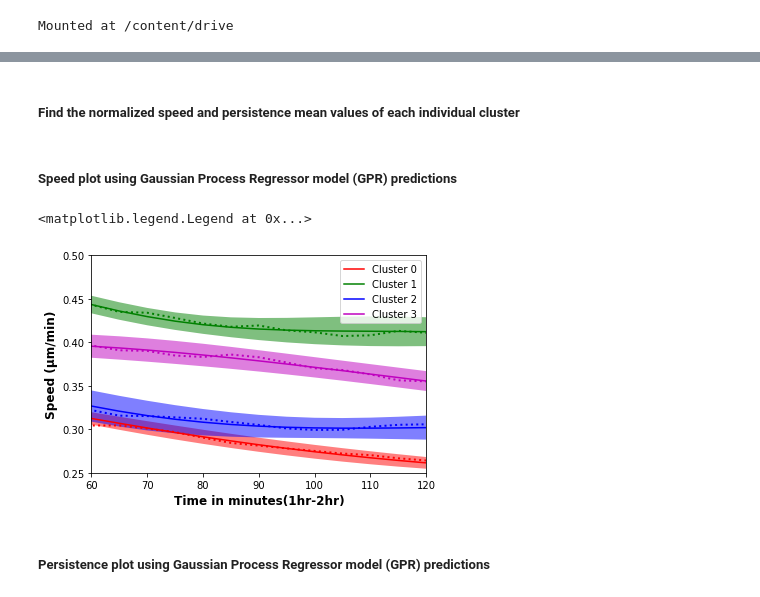
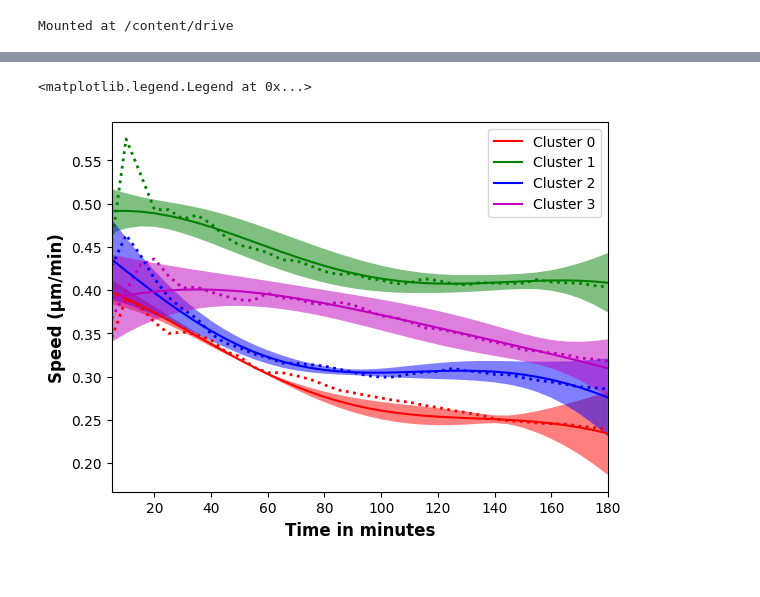
Before and after one commit to Gomez-Lab/CellAnalysis, a Jupyter notebook: Motility_Parameters_Clustering.ipynb, the cells around one changed output, grey strips where cells are left out. Cells and saved outputs as stored; diff of their text form; code cells hidden in the pictures.

```diff
--- a/Motility_Parameters_Clustering.ipynb
+++ b/Motility_Parameters_Clustering.ipynb
@@ -377,2 +12,0 @@ columns['color'] = columns.Cluster.map({0:colors[0], 1:colors[1], 2:colors[2], 3
-# %% [markdown]
-##### Find the normalized speed and persistence mean values of each individual  cluster
@@ -435,15 +13,14 @@ for i in range(0,num_frames):
-# %% [markdown]
-##### Speed plot using Gaussian Process Regressor model (GPR) predictions
+# %%
+df = pd.read_csv("/content/drive/My Drive/InputDataFromBaxter/lists.csv")
+# %%
+df = df.drop('Unnamed: 0', axis=1)
 # %%
-from sklearn.gaussian_process import GaussianProcessRegressor
-from sklearn.gaussian_process.kernels import RBF, ConstantKernel as C
-
-#range(0,num_frames*5,5)
+num_frames = 36
 x = np.atleast_2d(range(5,(num_frames+1)*5,5)).T
-dy0 = 0.1  * np.random.random(np.array(y0_spd).shape)
-dy1 = 0.1 * np.random.random(np.array(y1_spd).shape)
-dy2 = 0.1  * np.random.random(np.array(y2_spd).shape)
-dy3 = 0.1  *np.random.random(np.array(y3_spd).shape)
+dy0 = 0.1  * np.random.random(np.array(df.y0_spd).shape)
+dy1 = 0.1 * np.random.random(np.array(df.y1_spd).shape)
+dy2 = 0.1  * np.random.random(np.array(df.y2_spd).shape)
+dy3 = 0.1  *np.random.random(np.array(df.y3_spd).shape)
 
 # Instantiate a Gaussian Process model -- Kernel parameters are estimated using maximum likelihood principle.
 kernel = C(1.0, (1e-3, 1e3)) * RBF(36, (1e-2, 1e2))
@@ -458,10 +35,10 @@ gp3 = GaussianProcessRegressor(kernel=kernel, alpha=dy3 ** 2,
 
 xx = np.atleast_2d(range(5,(num_frames+1)*5,5)).T#np.atleast_2d(np.linspace(1, 36, 36)).T
 # Fit to data using Maximum Likelihood Estimation of the parameters
-gp0.fit(x,y0_spd)
-gp1.fit(x,y1_spd)
-gp2.fit(x,y2_spd)
-gp3.fit(x,y3_spd)
+gp0.fit(x,df.y0_spd)
+gp1.fit(x,df.y1_spd)
+gp2.fit(x,df.y2_spd)
+gp3.fit(x,df.y3_spd)
 
 # Make the prediction on the meshed x-axis (ask for MSE as well)
 y_pred0, sigma0 = gp0.predict(xx, return_std=True)
@@ -470,43 +47,41 @@ y_pred2, sigma2 = gp2.predict(xx, return_std=True)
 y_pred3, sigma3 = gp3.predict(xx, return_std=True)
 
 plt.figure()
-plt.plot(xx, y0_spd, 'r:', linewidth=2)
-plt.plot(xx, y1_spd, 'g:', linewidth=2)
-plt.plot(xx, y2_spd, 'b:', linewidth=2)
-plt.plot(xx, y3_spd, 'm:', linewidth=2)
+plt.plot(xx, df.y0_spd, 'r:', linewidth=2)
+plt.plot(xx, df.y1_spd, 'g:', linewidth=2)
+plt.plot(xx, df.y2_spd, 'b:', linewidth=2)
+plt.plot(xx, df.y3_spd, 'm:', linewidth=2)
 
 plt.plot(xx, y_pred0, 'r-',label='Cluster 0')
 plt.plot(xx, y_pred1, 'g-',label='Cluster 1')
 plt.plot(xx, y_pred2, 'b-',label='Cluster 2')
 plt.plot(xx, y_pred3, 'm-',label='Cluster 3')
 
 #95% confidence interval.
 plt.fill(np.concatenate([xx, xx[::-1]]),
          np.concatenate([y_pred0 - 1.9600 * sigma0,
                         (y_pred0 + 1.9600 * sigma0)[::-1]]),
          alpha=.5, fc='r', ec='None')
 plt.fill(np.concatenate([xx, xx[::-1]]),
          np.concatenate([y_pred1 - 1.9600 * sigma1,
                         (y_pred1 + 1.9600 * sigma1)[::-1]]),
          alpha=.5, fc='g', ec='None')
 plt.fill(np.concatenate([xx, xx[::-1]]),
          np.concatenate([y_pred2 - 1.9600 * sigma2,
                         (y_pred2 + 1.9600 * sigma2)[::-1]]),
          alpha=.5, fc='b', ec='None')
 plt.fill(np.concatenate([xx, xx[::-1]]),
          np.concatenate([y_pred3 - 1.9600 * sigma3,
                         (y_pred3 + 1.9600 * sigma3)[::-1]]),
          alpha=.5, fc='m', ec='None')
-plt.xlabel('Time in minutes(1hr-2hr)',fontweight="bold",fontSize="12",fontname="Avenir")
-plt.ylabel('Speed (µm/min)',fontweight="bold",fontSize="12",fontname="Avenir")
+plt.xlabel('Time in minutes',fontweight="bold",fontsize="12")
+plt.ylabel('Speed (µm/min)',fontweight="bold",fontsize="12")
 #plt.title('Clusterwise comparision of Cell Speed',fontweight="bold",fontSize="14",fontname="Times New Roman")
 plt.axis('tight')
-plt.xlim(60,120)
-plt.ylim(0.25,0.5)
+plt.xlim(5,180)
+#plt.ylim(0.25,0.5)
 plt.legend()
 # %% [output]
 <matplotlib.legend.Legend at 0x...>
-[figure, old version]
+[figure, new version]
-# %% [markdown]
-##### Persistence plot using Gaussian Process Regressor model (GPR) predictions
 # %%
```
Also changed, not shown: parts of 14 cells of this notebook.
